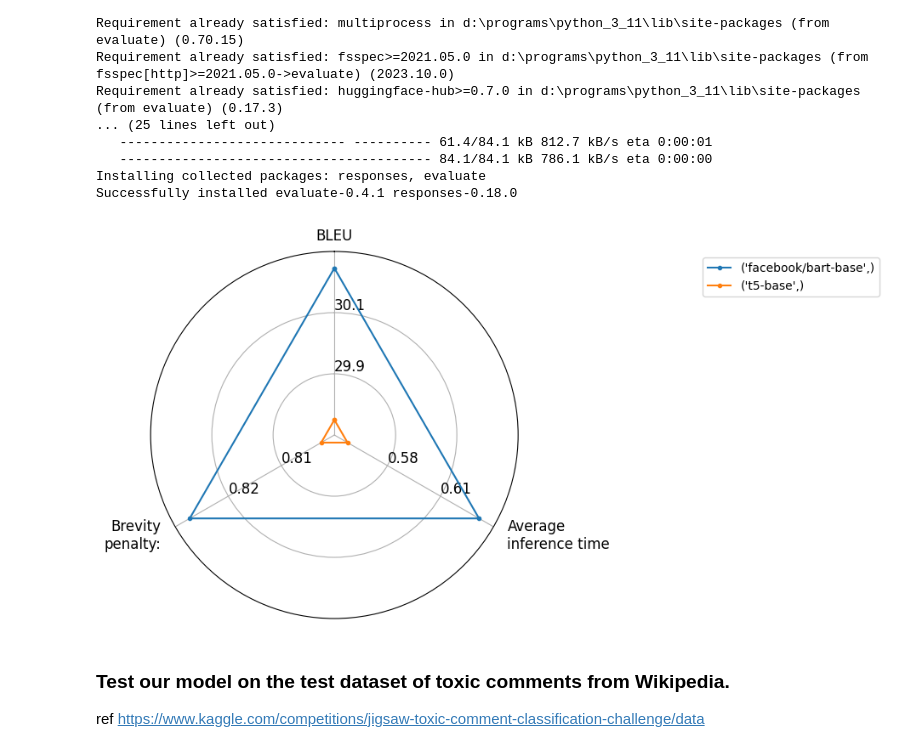
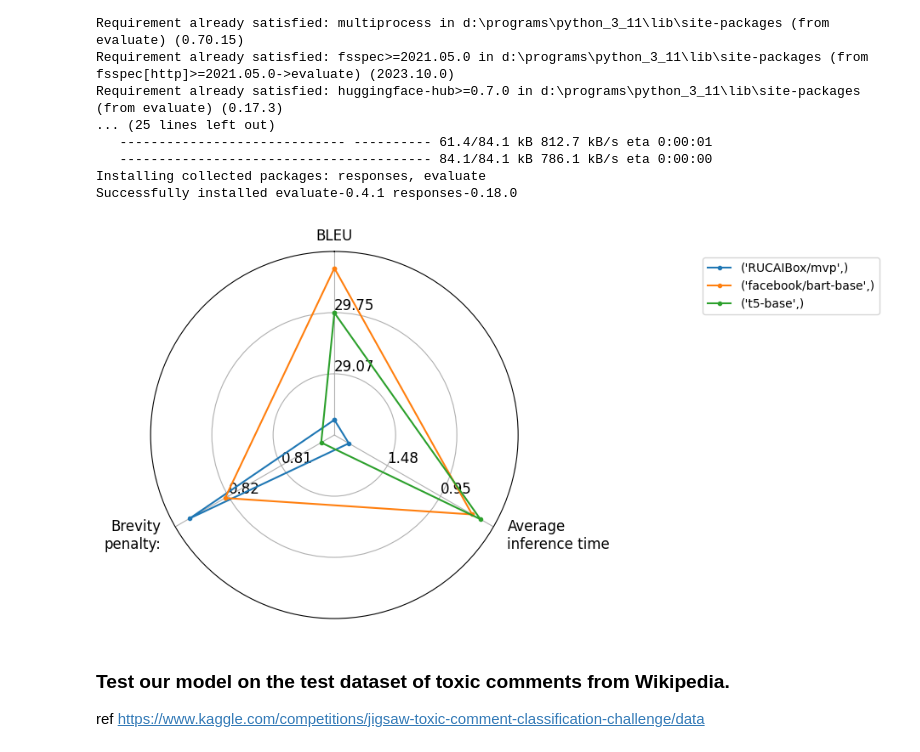
Before and after one commit to 1ADIS1/inno-pmldl, a Jupyter notebook: notebooks/3.0-model-train.ipynb, the cells around one changed output. Drawn from its saved outputs; the diff is of its cells as text; code cells hidden in the pictures.

Commit message:
add final model and second report

```diff
--- a/notebooks/3.0-model-train.ipynb
+++ b/notebooks/3.0-model-train.ipynb
@@ -163,6 +163,7 @@ def get_model_trainer(model, args, data_collator, tokenizer, tokenized_datasets)
 # Initialise models to train and compare.
 MODEL_NAMES = [
 #     "google/umt5-small"
+    "RUCAIBox/mvp",
     "facebook/bart-base",
     "t5-base"
 ]
@@ -326,20 +327,20 @@ Successfully installed evaluate-0.4.1 responses-0.18.0
 # %%
 from evaluate.visualization import radar_plot
 
 
 data = []
 for model_name in MODEL_NAMES:
     # Opening JSON file
     with open(f'../references/{model_name}.json') as json_file:
         test_results = json.load(json_file)
         data.append({"BLEU": test_results[model_name]['score'],
                      "Average inference time": test_results[model_name]['average_inf_time'],
                      "Brevity penalty: ": test_results[model_name]['bp']
                     })
-plot = radar_plot(data=data, model_names=MODEL_NAMES)
+plot = radar_plot(data=data, model_names=MODEL_NAMES, invert_range=["Average inference time"])
 plot.show()
 # %% [output]
-[figure, old version]
+[figure, new version]
 # %% [markdown]
 ### Test our model on the test dataset of toxic comments from Wikipedia.
 
```
Also changed, not shown: 6 other files.
